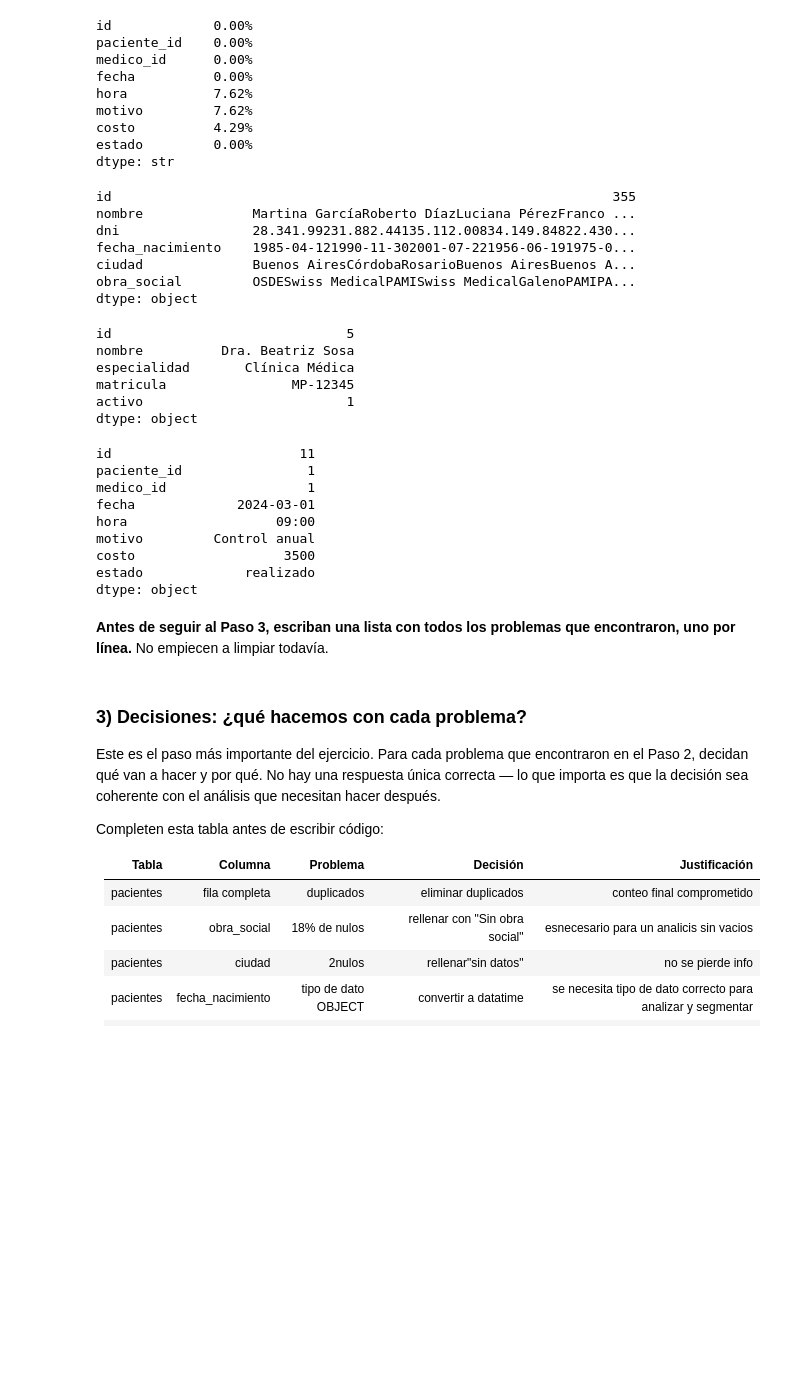
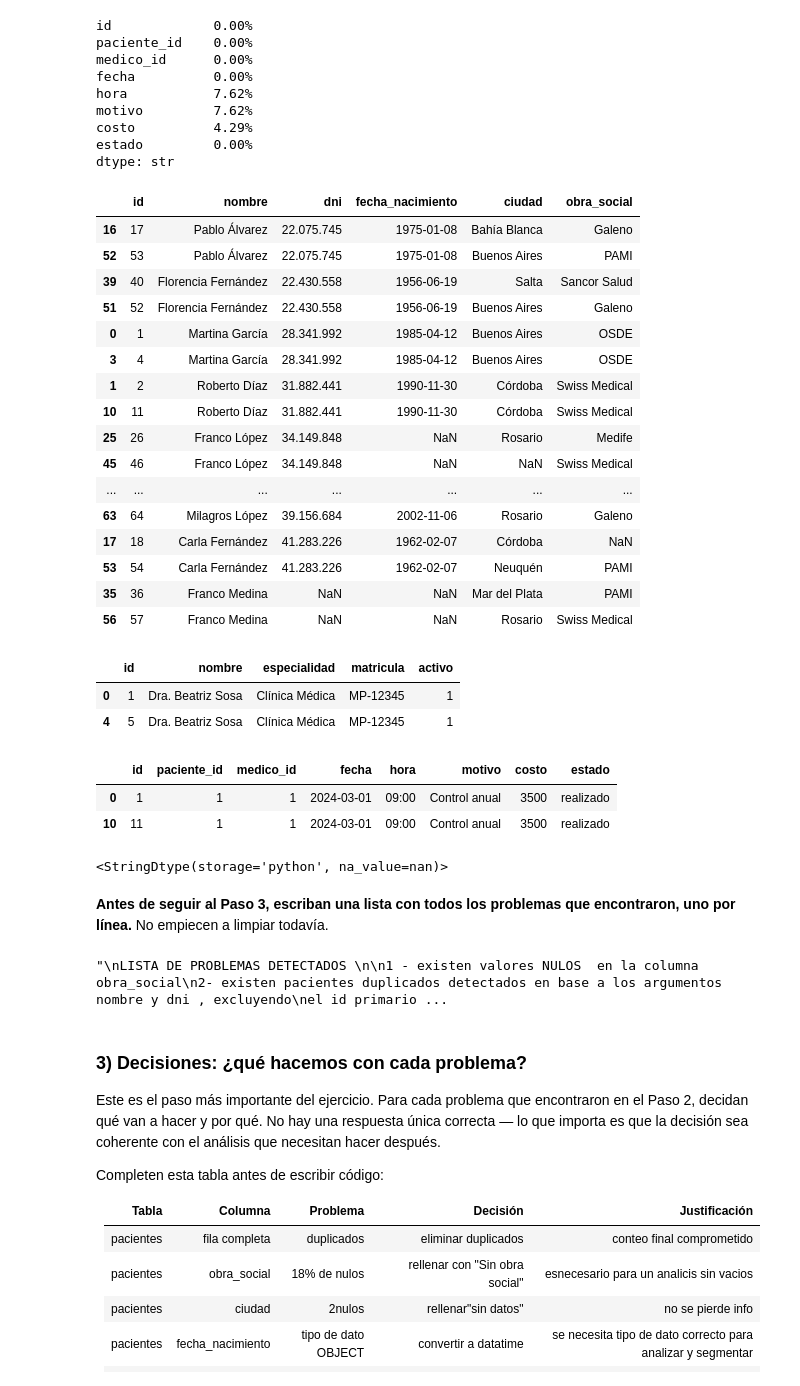
Before and after one commit to lucasandresponce/data-analysis-course, a Jupyter notebook: modulo-3-transformacion/clase-09/practica/notebook.ipynb, the cells around one changed output. Drawn from its saved outputs; the diff is of its cells as text; code cells hidden in the pictures; blank space fills up the shorter version.

Commit message:
CORREGIDO

```diff
--- a/modulo-3-transformacion/clase-09/practica/notebook.ipynb
+++ b/modulo-3-transformacion/clase-09/practica/notebook.ipynb
@@ -203,47 +203,61 @@ dtype: str
 # %%
 # analizo si hay duplicados en la tabla de pacientes
 
 #
-pacientes_repetidos = df_pacientes[df_pacientes.duplicated(subset=['nombre','dni'])].sum()
+pacientes_repetidos = df_pacientes[df_pacientes.duplicated(subset=['nombre','dni','fecha_nacimiento'], keep=False)].sort_values(by='dni')
 
 pacientes_repetidos
+
+#Corregi sacando el .sum() para poder visualizar bien los duplicados y omar la decicion cual eliminar y cual no
 # %% [output]
-id                                                                355
-nombre              Martina GarcíaRoberto DíazLuciana PérezFranco ...
-dni                 28.341.99231.882.44135.112.00834.149.84822.430...
-fecha_nacimiento    1985-04-121990-11-302001-07-221956-06-191975-0...
-ciudad              Buenos AiresCórdobaRosarioBuenos AiresBuenos A...
-obra_social         OSDESwiss MedicalPAMISwiss MedicalGalenoPAMIPA...
-dtype: object
+|  | id | nombre | dni | fecha_nacimiento | ciudad | obra_social |
+| 16 | 17 | Pablo Álvarez | 22.075.745 | 1975-01-08 | Bahía Blanca | Galeno |
+| 52 | 53 | Pablo Álvarez | 22.075.745 | 1975-01-08 | Buenos Aires | PAMI |
+| 39 | 40 | Florencia Fernández | 22.430.558 | 1956-06-19 | Salta | Sancor Salud |
+| 51 | 52 | Florencia Fernández | 22.430.558 | 1956-06-19 | Buenos Aires | Galeno |
+| 0 | 1 | Martina García | 28.341.992 | 1985-04-12 | Buenos Aires | OSDE |
+| 3 | 4 | Martina García | 28.341.992 | 1985-04-12 | Buenos Aires | OSDE |
+| 1 | 2 | Roberto Díaz | 31.882.441 | 1990-11-30 | Córdoba | Swiss Medical |
+| 10 | 11 | Roberto Díaz | 31.882.441 | 1990-11-30 | Córdoba | Swiss Medical |
+| 25 | 26 | Franco López | 34.149.848 | NaN | Rosario | Medife |
+| 45 | 46 | Franco López | 34.149.848 | NaN | NaN | Swiss Medical |
+| ... | ... | ... | ... | ... | ... | ... |
+| 63 | 64 | Milagros López | 39.156.684 | 2002-11-06 | Rosario | Galeno |
+| 17 | 18 | Carla Fernández | 41.283.226 | 1962-02-07 | Córdoba | NaN |
+| 53 | 54 | Carla Fernández | 41.283.226 | 1962-02-07 | Neuquén | PAMI |
+| 35 | 36 | Franco Medina | NaN | NaN | Mar del Plata | PAMI |
+| 56 | 57 | Franco Medina | NaN | NaN | Rosario | Swiss Medical |
 # %%
 #analizo si hay dattos repetidos en el df de medicos
 
-medicos_repetidos = df_medicos[df_medicos.duplicated(subset=['nombre','matricula'])].sum()
+medicos_repetidos = df_medicos[df_medicos.duplicated(subset=['nombre','matricula'], keep=False)].sort_values(by='matricula')
 
 medicos_repetidos
+
+#CORREGIDO
 # %% [output]
-id                              5
-nombre          Dra. Beatriz Sosa
-especialidad       Clínica Médica
-matricula                MP-12345
-activo                          1
-dtype: object
+|  | id | nombre | especialidad | matricula | activo |
+| 0 | 1 | Dra. Beatriz Sosa | Clínica Médica | MP-12345 | 1 |
+| 4 | 5 | Dra. Beatriz Sosa | Clínica Médica | MP-12345 | 1 |
 # %%
 #Analizo el df de turnos si hay duplicados
 
-turnos_repetidos = df_turnos[df_turnos.duplicated(subset=['paciente_id','medico_id','fecha','hora'])].sum()
+turnos_repetidos = df_turnos[df_turnos.duplicated(subset=['paciente_id','medico_id','fecha','hora','motivo','costo'], keep=False)]
 
 turnos_repetidos
+
+#CORREGIDO
 # %% [output]
-id                        11
-paciente_id                1
-medico_id                  1
-fecha             2024-03-01
-hora                   09:00
-motivo         Control anual
-costo                   3500
-estado             realizado
-dtype: object
+|  | id | paciente_id | medico_id | fecha | hora | motivo | costo | estado |
+| 0 | 1 | 1 | 1 | 2024-03-01 | 09:00 | Control anual | 3500 | realizado |
+| 10 | 11 | 1 | 1 | 2024-03-01 | 09:00 | Control anual | 3500 | realizado |
+# %%
+#agrego verificacion si hay datos tipo objet en la columna costo
+
+turnos_costo = df_turnos['costo'].dtype
+turnos_costo
+# %% [output]
+<StringDtype(storage='python', na_value=nan)>
 # %% [markdown]
 **Antes de seguir al Paso 3, escriban una lista con todos los problemas que encontraron, uno por línea.** No empiecen a limpiar todavía.
 # %%
@@ -258,7 +272,7 @@ el id primario a que va en orden ascendente y no se repite
 5- la columna de activo tiene datos de tipo str y no booleano
 6- hay medicos duplicados  con distintos id's pero la misma matricula
 7- en el df de turnos, en la columna turnos hay daatos de tipo object
-8- en costo tambien se registran valores nulos a tratar
+8- en costo tambien se registran valores nulos a tratar(costo esta en str)
 9- las columnas hora y motivo tambien presentan datos nulos
 10 - hay tunos duplicados con pacientes,medicos, fecha y hora
 11- la colummna fecha son datos tipo str que no se pueden analizar
@@ -266,6 +280,8 @@ el id primario a que va en orden ascendente y no se repite
 
 
 """
+# %% [output]
+"\nLISTA DE PROBLEMAS DETECTADOS \n\n1 - existen valores NULOS  en la columna obra_social\n2- existen pacientes duplicados detectados en base a los argumentos nombre y dni , excluyendo\nel id primario ...
 # %% [markdown]
 ### 3) Decisiones: ¿qué hacemos con cada problema?
 
```
Also changed, not shown: parts of 5 cells of this notebook, 1 other file.
